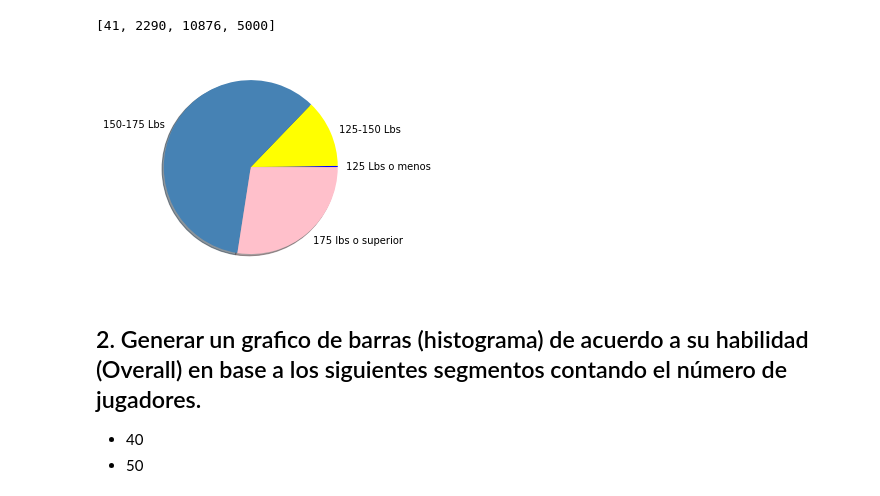
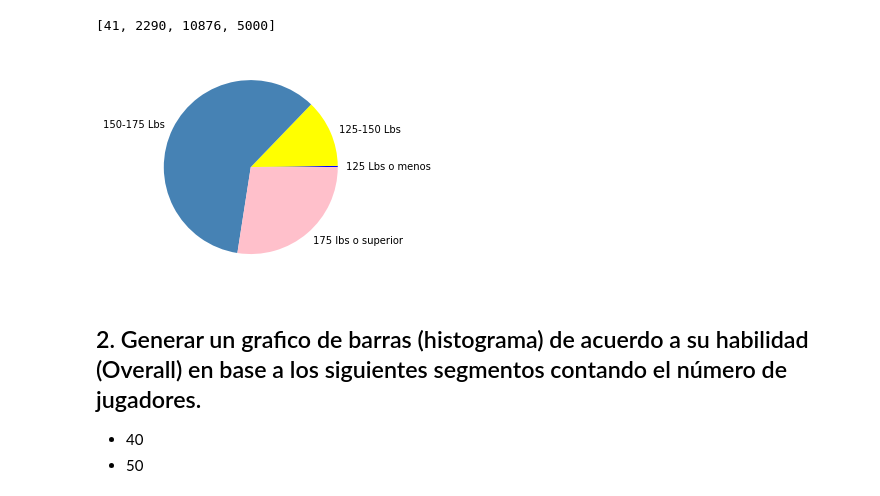
Before and after one commit to LuisRenePanjon/Simulaci-n, a Jupyter notebook: 04-FifaGraficas/graficas.ipynb, the cells around one changed output. Saved outputs shown, nothing was run; the diff lists cells and outputs as text; code cells hidden in the pictures.

```diff
--- a/04-FifaGraficas/graficas.ipynb
+++ b/04-FifaGraficas/graficas.ipynb
@@ -50,12 +50,16 @@ weight
 # %% [output]
 [41, 2290, 10876, 5000]
 # %%
+import pandas as pd
+import numpy as np
+import matplotlib.pyplot as plt
+import matplotlib.patches as mpatches
 colors = ['blue', 'yellow', 'steelblue', 'pink']
 labels = ['125 Lbs o menos', '125-150 Lbs', '150-175 Lbs', '175 lbs o superior']
-plt.pie(weight, colors=colors, explode = myexplode, shadow = false, labels=labels)
+plt.pie(weight, colors=colors,labels=labels)
 plt.show()
 # %% [output]
-[figure, old version]
+[figure, new version]
 # %% [markdown]
 ## 2. Generar un grafico de barras (histograma) de acuerdo a su habilidad (Overall) en base a los siguientes segmentos contando el número de jugadores.
 * 40
```
Also changed, not shown: 8 other files.
